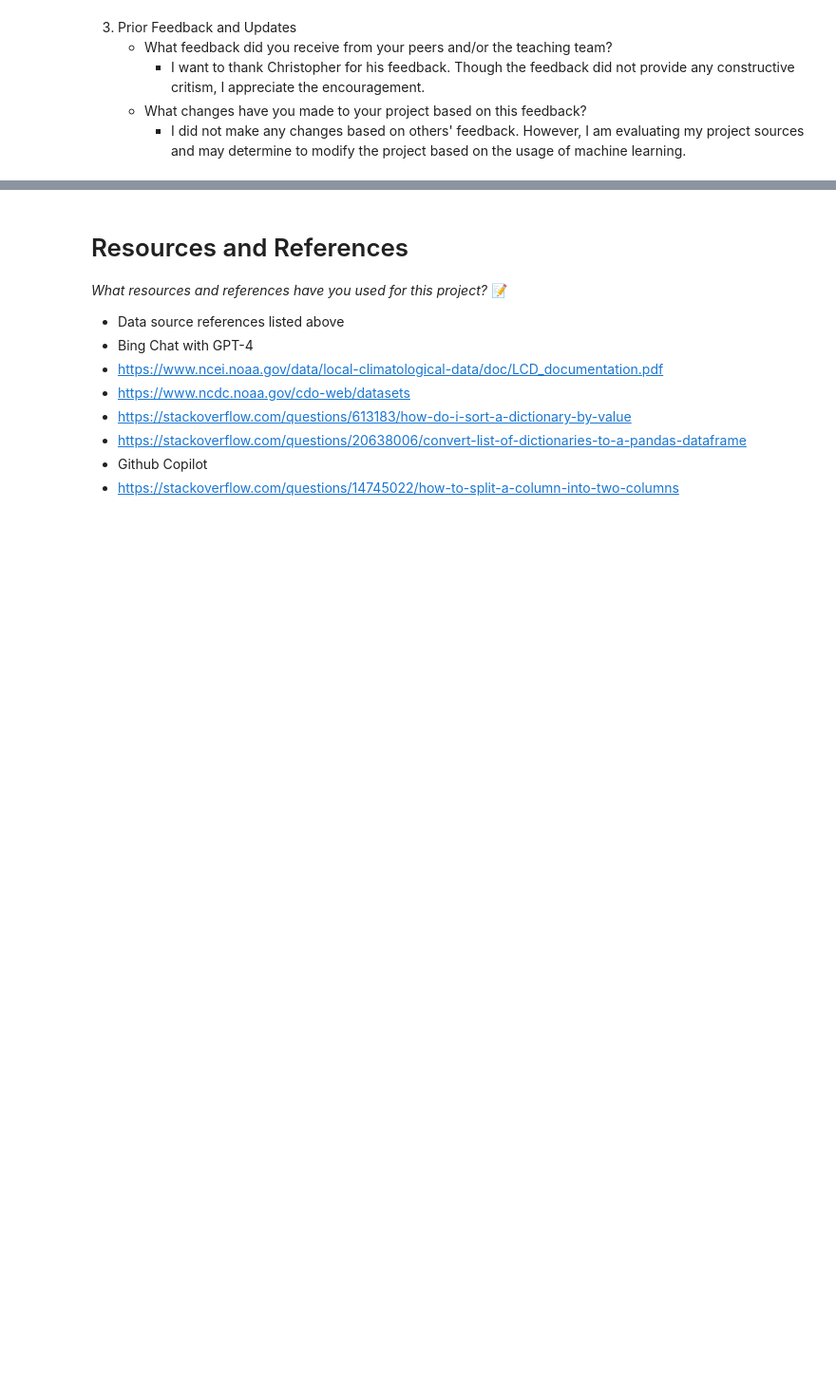
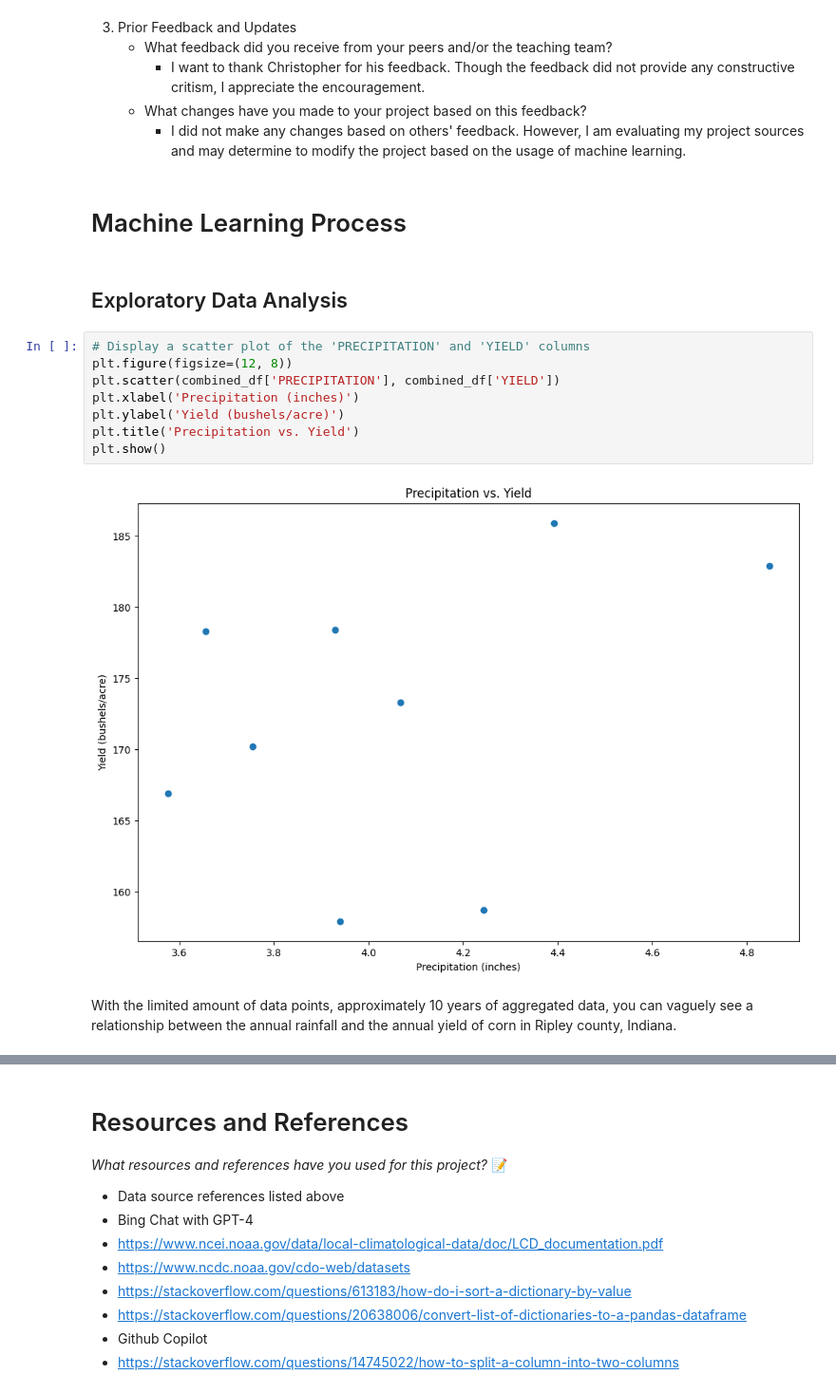
Before and after one commit to IT4063C-Fall23/final-project-kellej6, a Jupyter notebook: source.ipynb, the cells around one changed output, grey strips where cells are left out. Shown: that part at 95% size. Cells and saved outputs as stored; diff of their text form; blank space fills up the shorter version.

```diff
--- a/source.ipynb
+++ b/source.ipynb
@@ -681,3 +681,19 @@ Overall, here is my explanation of my process.
         * I want to thank Christopher for his feedback.  Though the feedback did not provide any constructive critism, I appreciate the encouragement.
     * What changes have you made to your project based on this feedback?
         * I did not make any changes based on others' feedback.  However, I am evaluating my project sources and may determine to modify the project based on the usage of machine learning.
+# %% [markdown]
+# Machine Learning Process
+# %% [markdown]
+## Exploratory Data Analysis
+# %%
+# Display a scatter plot of the 'PRECIPITATION' and 'YIELD' columns
+plt.figure(figsize=(12, 8))
+plt.scatter(combined_df['PRECIPITATION'], combined_df['YIELD'])
+plt.xlabel('Precipitation (inches)')
+plt.ylabel('Yield (bushels/acre)')
+plt.title('Precipitation vs. Yield')
+plt.show()
+# %% [output]
+[figure, added]
+# %% [markdown]
+With the limited amount of data points, approximately 10 years of aggregated data, you can vaguely see a relationship between the annual rainfall and the annual yield of corn in Ripley county, Indiana.
```
Also changed, not shown: parts of 10 cells of this notebook.
